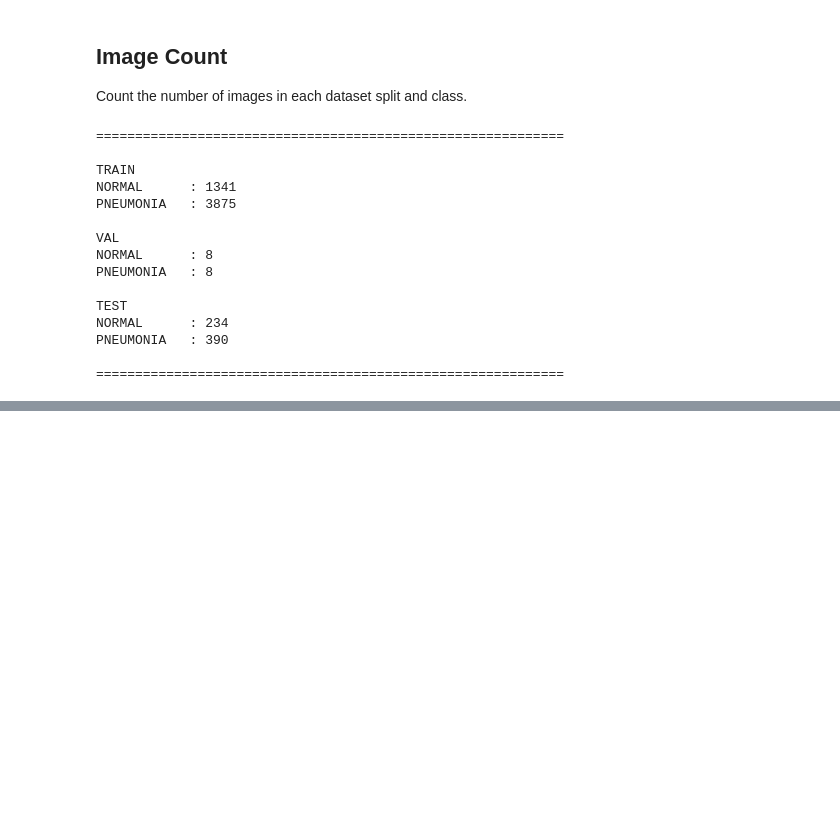
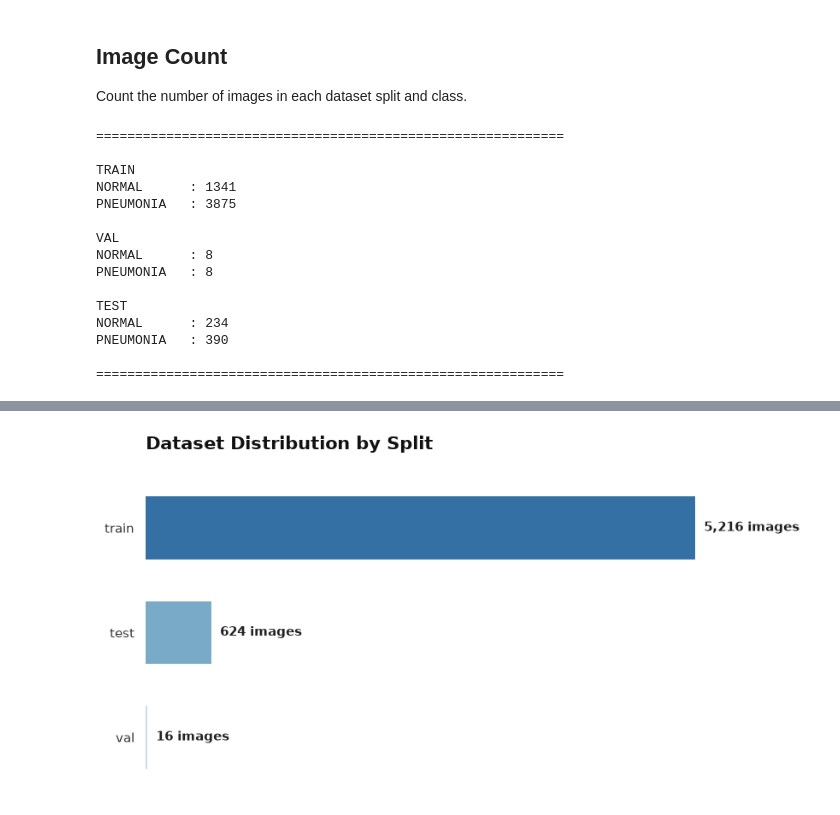
Before and after one commit to jaimulhaque/Pneumonia-MultiModel-XAI, a Jupyter notebook: notebooks/01_Setup_Data_Verification.ipynb, the cells around one changed output, grey strips where cells are left out. Drawn from its saved outputs; the diff is of its cells as text; code cells hidden in the pictures; blank space fills up the shorter version.

Commit message:
Update training notebook

```diff
--- a/notebooks/01_Setup_Data_Verification.ipynb
+++ b/notebooks/01_Setup_Data_Verification.ipynb
@@ -248,0 +287,78 @@ PNEUMONIA   : 390
+# %%
+import matplotlib.pyplot as plt
+import pandas as pd
+import seaborn as sns
+
+# ------------------------------------------------------------
+# Data Processing (Converting to DataFrame for Seaborn)
+# ------------------------------------------------------------
+splits = list(image_counts.keys())
+totals = [sum(image_counts[s].values()) for s in splits]
+
+# Create a clean DataFrame (Best practice for modern Seaborn)
+df = pd.DataFrame({"Split": splits, "Total Images": totals})
+df = df.sort_values(by="Total Images", ascending=False)  # Automatically ranks highest to lowest
+
+# ------------------------------------------------------------
+# Theme & Typography Calibration
+# ------------------------------------------------------------
+sns.set_theme(style="white", context="notebook")
+plt.rcParams.update({
+    "font.family": "sans-serif",
+    "figure.facecolor": "#ffffff",
+    "axes.facecolor": "#ffffff"
+})
+
+# Initialize figure with clean dimensions
+fig, ax = plt.subplots(figsize=(8.5, 4.5))
+
+# ------------------------------------------------------------
+# Plot Generation (Horizontal Gradient Layout)
+# ------------------------------------------------------------
+# Using the "Blues_r" gradient palette for a highly polished, aesthetic look
+sns.barplot(
+    data=df,
+    x="Total Images",
+    y="Split",
+    palette="Blues_r",  # Dark blue for largest, light blue for smallest
+    width=0.6,
+    edgecolor="none",
+    ax=ax
+)
+
+# ------------------------------------------------------------
+# Modern Aesthetic Styling
+# ------------------------------------------------------------
+# Minimalist Titles & Labels (X-axis label removed since values are printed directly)
+ax.set_title("Dataset Distribution by Split", fontsize=15, pad=22, fontweight="bold", color="#111111", loc="left")
+ax.set_xlabel("")
+ax.set_ylabel("", labelpad=15)
+
+# Typography refinement for Y-axis categories
+ax.tick_params(axis="y", labelsize=11, colors="#333333", left=False)
+ax.set_xticklabels([])  # Removes bottom axis numbers completely for maximum cleanliness
+ax.xaxis.grid(False)    # Removes background grid lines completely
+
+# Remove all structural box lines (spines)
+sns.despine(left=True, bottom=True)
+
+# ------------------------------------------------------------
+# Premium Floating Value Annotations
+# ------------------------------------------------------------
+# Adds precise formatting on the right edge of each horizontal bar
+for container in ax.containers:
+    ax.bar_label(
+        container,
+        fmt="  {:,.0f} images",  # Formats with commas and adds context text
+        label_type="edge",
+        fontsize=10.5,
+        fontweight="bold",
+        color="#222222"
+    )
+
+# ------------------------------------------------------------
+# Render
+# ------------------------------------------------------------
+plt.tight_layout()
+plt.show()
+# %% [output]
@@ -248,0 +368 @@ PNEUMONIA   : 390
+[figure, added]
```
Also changed, not shown: parts of 7 cells of this notebook.
